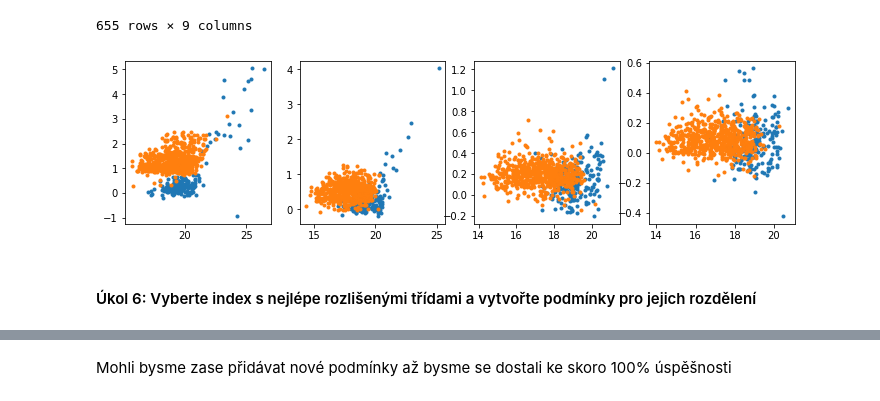
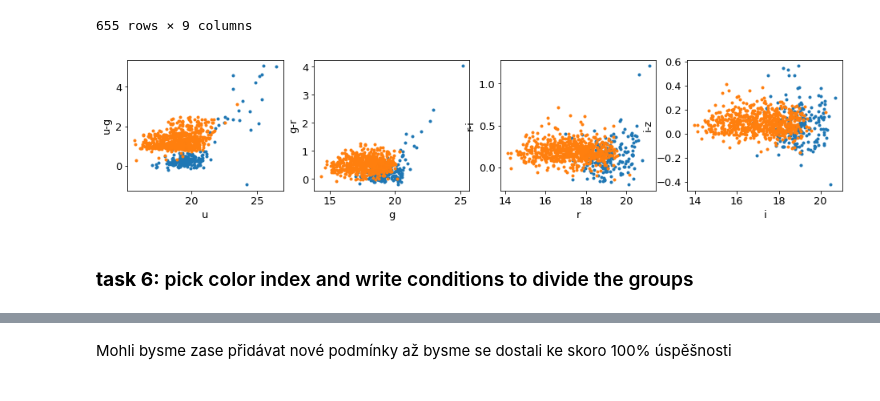
Before and after one commit to tomasplsek/AstroML, a Jupyter notebook: 02_decision_tree.ipynb, the cells around one changed output, grey strips where cells are left out. Saved outputs shown, nothing was run; the diff lists cells and outputs as text; code cells hidden in the pictures.

```diff
--- a/02_decision_tree.ipynb
+++ b/02_decision_tree.ipynb
@@ -931,9 +915,0 @@ plt.axvline(20.1, color="black")
-# %%
-guess = []
-for u, i, t in zip(data.u, data.i, data.target):
-    if i > 19.5 or u > 21.8:
-        guess.append("QSO")
-    elif i > 18.8 and u < 20.1:
-        guess.append("QSO")
-    else:
-        guess.append("star")
@@ -998,17 +958,20 @@ stars
 | 654 | 16.554001 | 15.506000 | 15.191000 | 15.090000 | 15.094000 | 1.048001 | 0.315000 | 0.101000 | -0.004000 |
 655 rows × 9 columns
 # %%
-plt.figure(figsize=(12,3))
+plt.figure(figsize=(16,3))
 for i in range(4):
     index = filters[i]+"-"+filters[i+1]
 
     plt.subplot(1,4,i+1)
     plt.plot(QSOs[filters[i]], QSOs[index], ".")
     plt.plot(stars[filters[i]], stars[index], ".")
+
+    plt.xlabel(filters[i])
+    plt.ylabel(index)
 # %% [output]
-[figure, old version]
+[figure, new version]
 # %% [markdown]
-#### Úkol 6: Vyberte index s nejlépe rozlišenými třídami a vytvořte podmínky pro jejich rozdělení
+### **task 6:** pick color index and write conditions to divide the groups
 # %%
 plt.plot(QSOs.u, QSOs["u-g"], "o")
 plt.plot(stars.u, stars["u-g"], "o");
```
Also changed, not shown: parts of 43 cells of this notebook.
